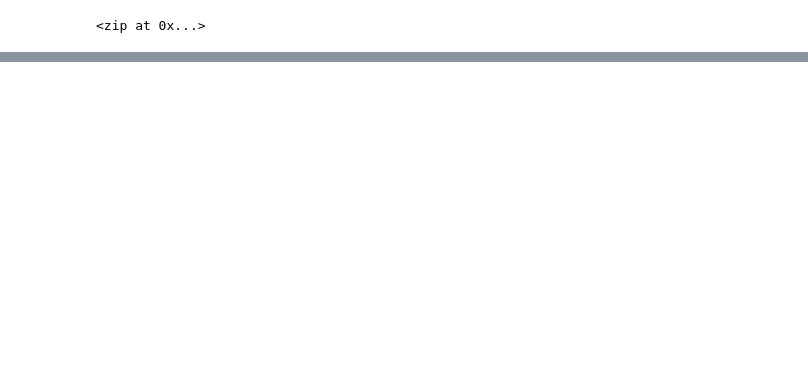
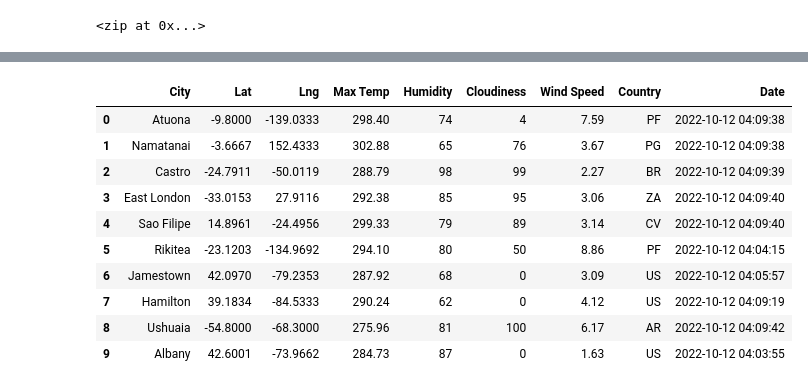
Before and after one commit to Owen-Wang1234/World_Weather_Analysis, a Jupyter notebook: WeatherPy.ipynb, the cells around one changed output, grey strips where cells are left out. Saved outputs shown, nothing was run; the diff lists cells and outputs as text; code cells hidden in the pictures; blank space fills up the shorter version.

Commit message:
Adding WeatherPy and the city weather data and a modified .gitignore.

```diff
--- a/WeatherPy.ipynb
+++ b/WeatherPy.ipynb
@@ -59,0 +61,9 @@ len(cities)
+# %%
+# Import requests.
+import requests
+
+# Import the API key.
+from config import weather_api_key
+
+# Set up the starting URL for Weather Map API Call.
+url = f"https://api.openweathermap.org/data/2.5/weather?appid=" + weather_api_key
@@ -59,0 +162,16 @@ len(cities)
+# %%
+# Convert the array of dictionaries to a Pandas DataFrame.
+city_data_df = pd.DataFrame(city_data)
+city_data_df.head(10)
+# %% [output]
+|  | City | Lat | Lng | Max Temp | Humidity | Cloudiness | Wind Speed | Country | Date |
+| 0 | Atuona | -9.8000 | -139.0333 | 298.40 | 74 | 4 | 7.59 | PF | 2022-10-12 04:09:38 |
+| 1 | Namatanai | -3.6667 | 152.4333 | 302.88 | 65 | 76 | 3.67 | PG | 2022-10-12 04:09:38 |
+| 2 | Castro | -24.7911 | -50.0119 | 288.79 | 98 | 99 | 2.27 | BR | 2022-10-12 04:09:39 |
+| 3 | East London | -33.0153 | 27.9116 | 292.38 | 85 | 95 | 3.06 | ZA | 2022-10-12 04:09:40 |
+| 4 | Sao Filipe | 14.8961 | -24.4956 | 299.33 | 79 | 89 | 3.14 | CV | 2022-10-12 04:09:40 |
+| 5 | Rikitea | -23.1203 | -134.9692 | 294.10 | 80 | 50 | 8.86 | PF | 2022-10-12 04:04:15 |
+| 6 | Jamestown | 42.0970 | -79.2353 | 287.92 | 68 | 0 | 3.09 | US | 2022-10-12 04:05:57 |
+| 7 | Hamilton | 39.1834 | -84.5333 | 290.24 | 62 | 0 | 4.12 | US | 2022-10-12 04:09:19 |
+| 8 | Ushuaia | -54.8000 | -68.3000 | 275.96 | 81 | 100 | 6.17 | AR | 2022-10-12 04:09:42 |
+| 9 | Albany | 42.6001 | -73.9662 | 284.73 | 87 | 0 | 1.63 | US | 2022-10-12 04:03:55 |
```
Also changed, not shown: parts of 7 cells of this notebook, 2 other files.
